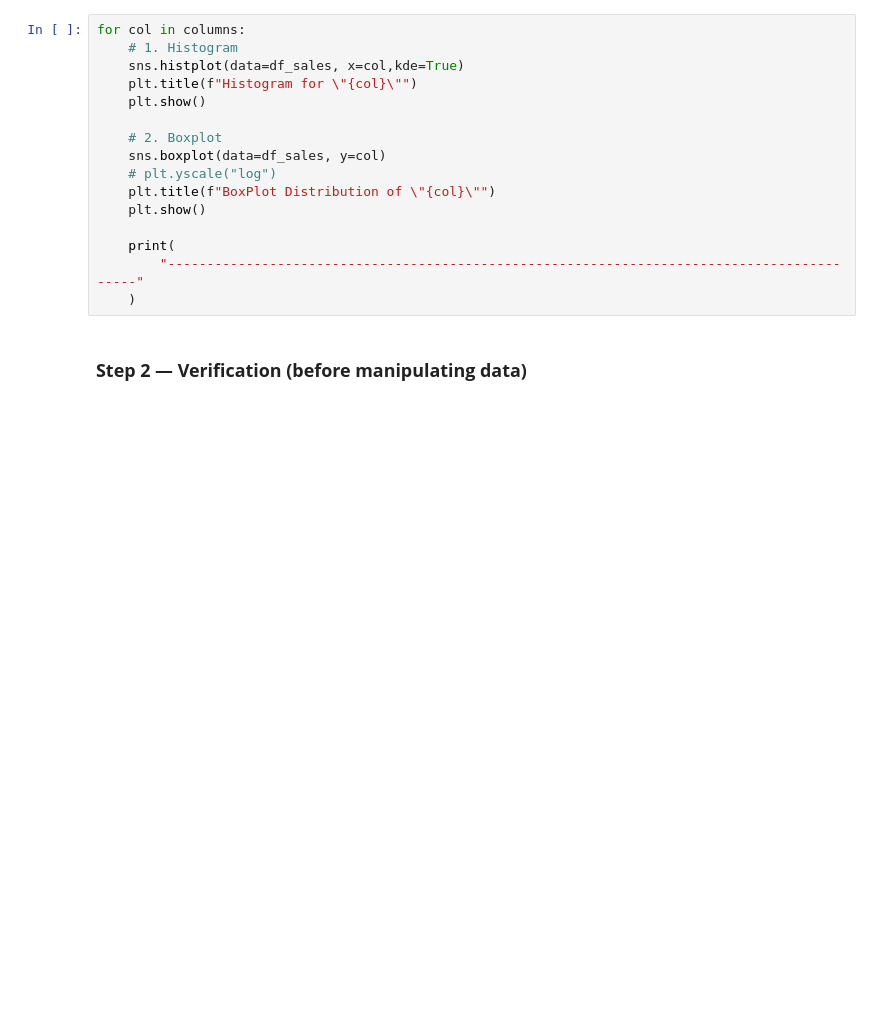
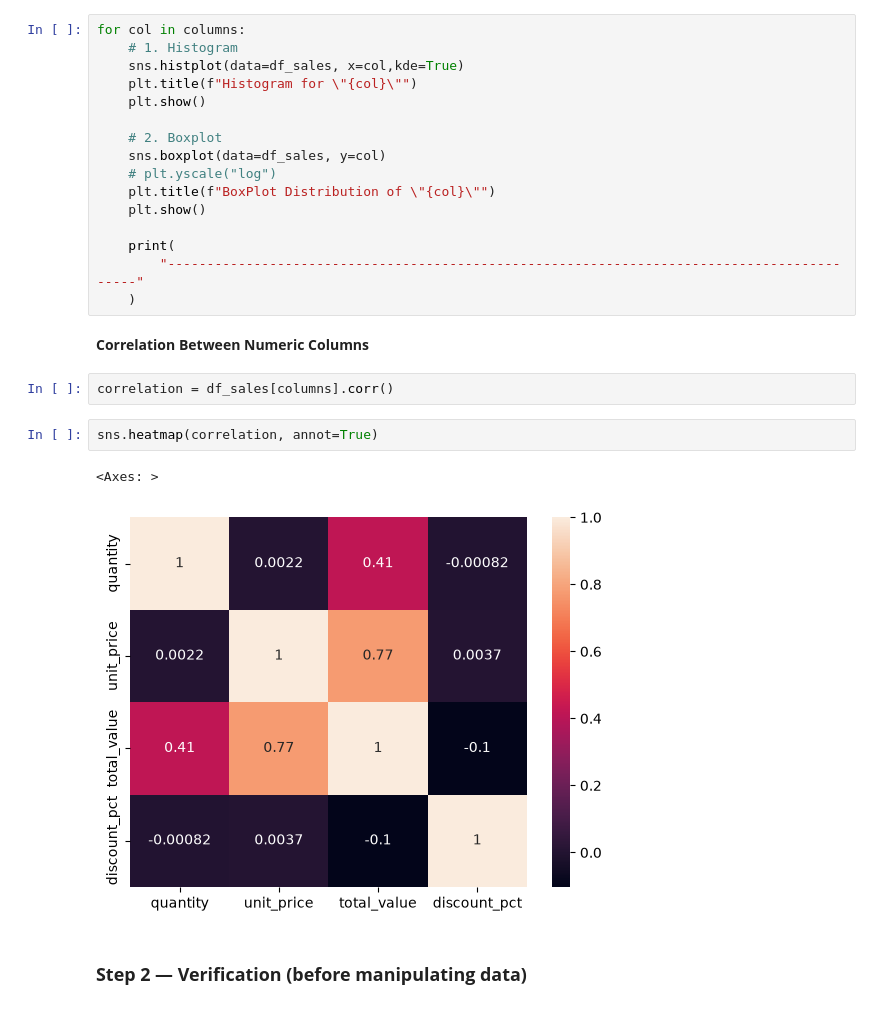
Before and after one commit to Rayyan-DevSpace/Zidio-Data-Science-Analytics-Internship, a Jupyter notebook: 02_Data_Quality_&_Cleaning.ipynb, the cells around one changed output. Drawn from its saved outputs; the diff is of its cells as text; blank space fills up the shorter version.

```diff
--- a/02_Data_Quality_&_Cleaning.ipynb
+++ b/02_Data_Quality_&_Cleaning.ipynb
@@ -215,6 +215,15 @@ for col in columns:
     print(
         "-------------------------------------------------------------------------------------------"
     )
+# %% [markdown]
+**Correlation Between Numeric Columns**
+# %%
+correlation = df_sales[columns].corr()
+# %%
+sns.heatmap(correlation, annot=True)
+# %% [output]
+<Axes: >
+[figure, added]
 # %% [markdown]
 ### **Step 2 — Verification (before manipulating data)**
 # %% [markdown]
```
Also changed, not shown: 1 other file.
